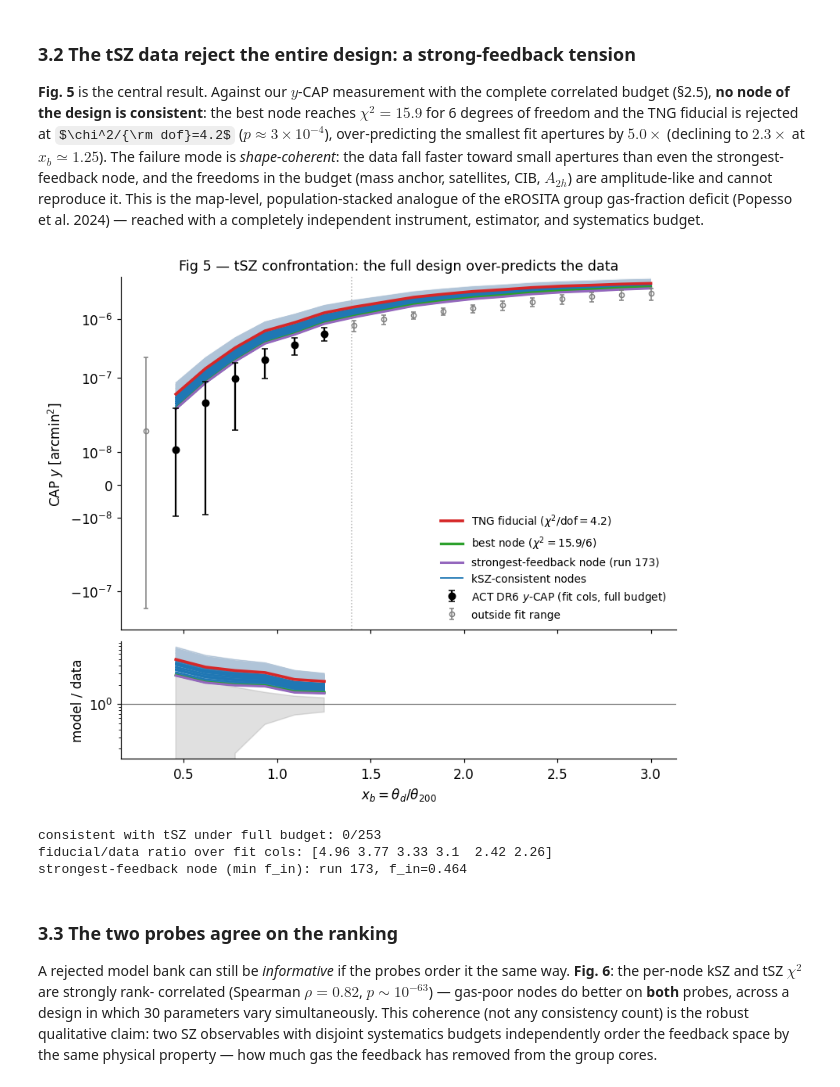
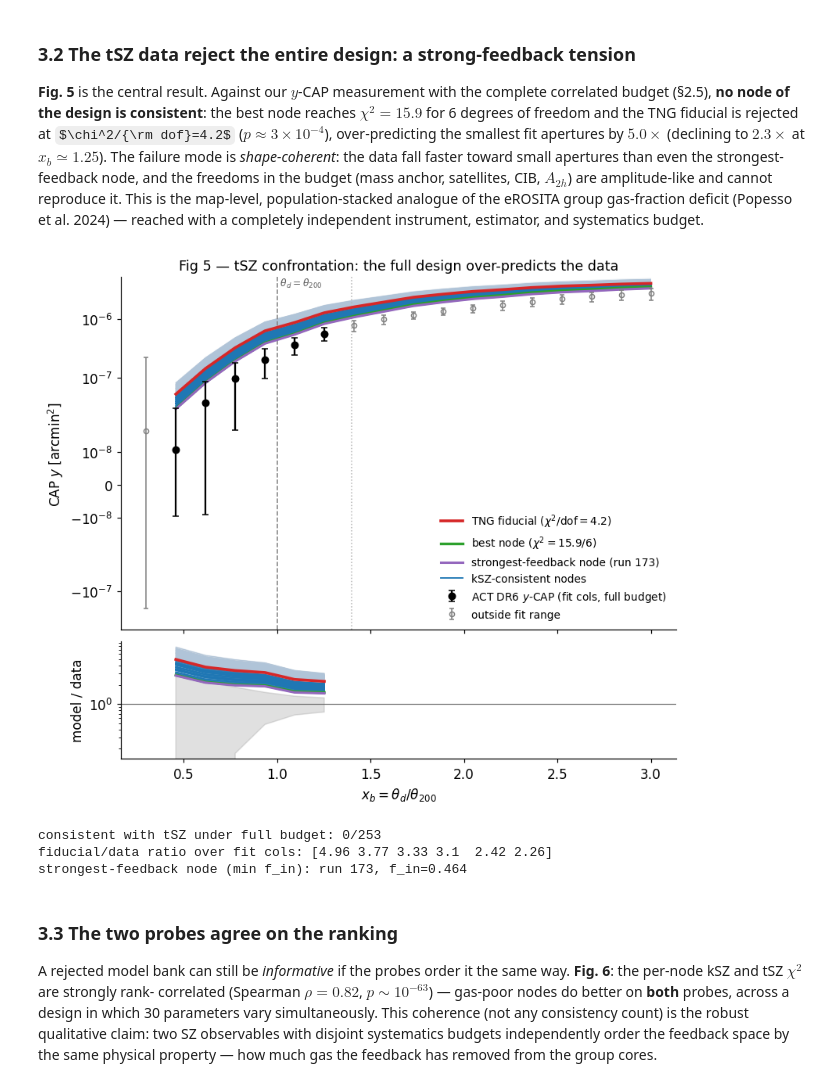
Before and after one commit to Maxelee/BIND, a Jupyter notebook: examples/paper_p4c_tsz_ksz.ipynb, the cells around one changed output. Saved outputs shown, nothing was run; the diff lists cells and outputs as text; code cells hidden in the pictures; some formulas as TeX source.

```diff
--- a/examples/paper_p4c_tsz_ksz.ipynb
+++ b/examples/paper_p4c_tsz_ksz.ipynb
@@ -582,40 +585,43 @@ ax.errorbar(xb[~valid], m17[~valid], sig_disp[~valid], fmt="o", ms=4, mfc="none"
             color="0.5", lw=1, capsize=2, zorder=5, label="outside fit range")
 ax.plot([], [], color=C["cons"], lw=1.2, label="kSZ-consistent nodes")
 ax.axvline(XB_ONEHALO_MAX, color="0.7", ls=":", lw=1)
+ax.axvline(1.0, color="0.5", ls="--", lw=1)
 ax.set_yscale("symlog", linthresh=2e-8)
+ax.text(1.0, ax.get_ylim()[1], r" $\theta_d=\theta_{200}$", fontsize=8, color="0.35",
+        ha="left", va="top")
 ax.set_ylabel(r"CAP $y$ [arcmin$^2$]")
 ax.set_title("Fig 5 — tSZ confrontation: the full design over-predicts the data")
 ax.legend(frameon=False, loc="lower right", fontsize=9)
 
 # bottom panel: model/data ratio, restricted to the fit columns (iv) --
 # data is near zero outside iv, so the ratio is not meaningful there
 band_lo = 1 - sig_disp[iv] / np.abs(m17[iv])
 band_hi = 1 + sig_disp[iv] / np.abs(m17[iv])
 axr.fill_between(xb[iv], band_lo, band_hi, color="0.6", alpha=0.3, zorder=0)
 axr.axhline(1.0, color="0.4", lw=0.8, zorder=1)
 for i in range(node_mean_y.shape[0]):
     is_c = int(node_ids_all[i]) in cons_ids
     axr.plot(xb[iv], node_mean_y[i][iv] / m17[iv], color=C["cons"] if is_c else C["nodes"],
               lw=1.2 if is_c else 0.5, alpha=0.9 if is_c else 0.3,
               zorder=3 if is_c else 1)
 axr.plot(xb[iv], fid_y[iv] / m17[iv], color=C["fid"], lw=2.4, zorder=4)
 axr.plot(xb[iv], node_mean_y[best][iv] / m17[iv], color=C["best"], lw=2.2, zorder=4)
 if strongest_idx is not None:
     axr.plot(xb[iv], node_mean_y[strongest_idx][iv] / m17[iv], color="#9467bd", lw=2.0,
               zorder=4)
 axr.set_yscale("log")
 axr.set_ylabel("model / data")
 axr.set_xlabel(r"$x_b=\theta_d/\theta_{200}$")
 
 fig.savefig(FIGDIR / "fig5_tsz_tension.png")
 plt.show()
 print(f"consistent with tSZ under full budget: {t3m['counts']['n_tsz_consistent']}/253")
 print("fiducial/data ratio over fit cols:",
       np.round(t3m["fid_over_data_ratio_valid"], 2))
 print(f"strongest-feedback node (min f_in): run {run_id_strongest}, "
       f"f_in={f_in[strongest]:.3f}")
 # %% [output]
-[figure, old version]
+[figure, new version]
 consistent with tSZ under full budget: 0/253
 fiducial/data ratio over fit cols: [4.96 3.77 3.33 3.1  2.42 2.26]
 strongest-feedback node (min f_in): run 173, f_in=0.464
```
Also changed, not shown: parts of 6 cells of this notebook, 1 other file.
